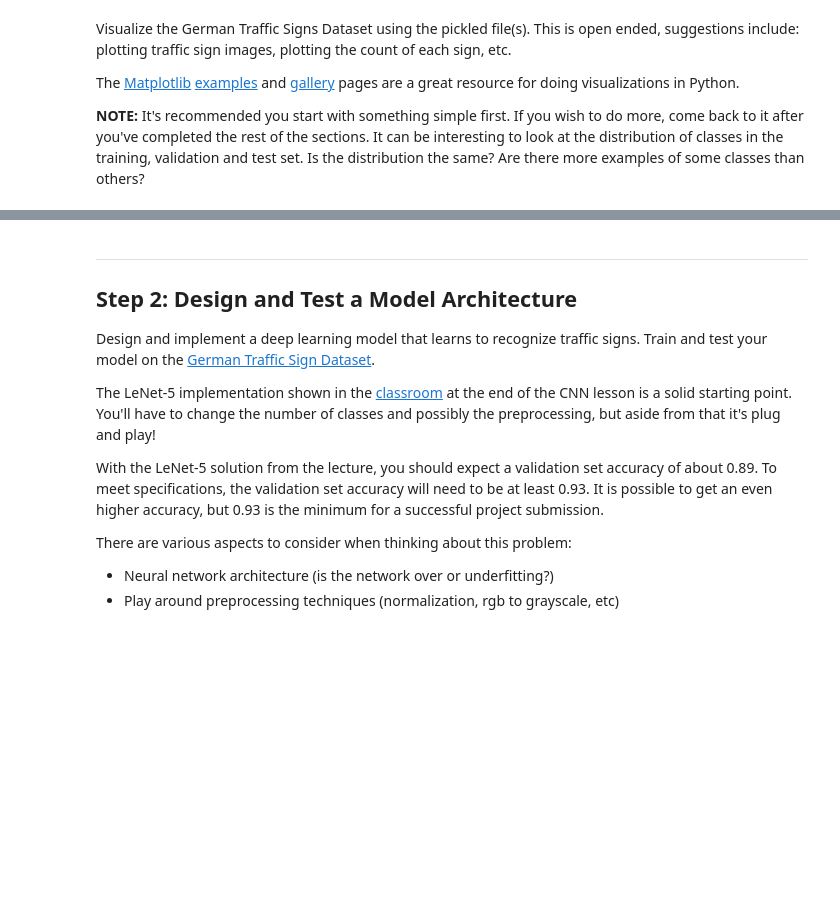
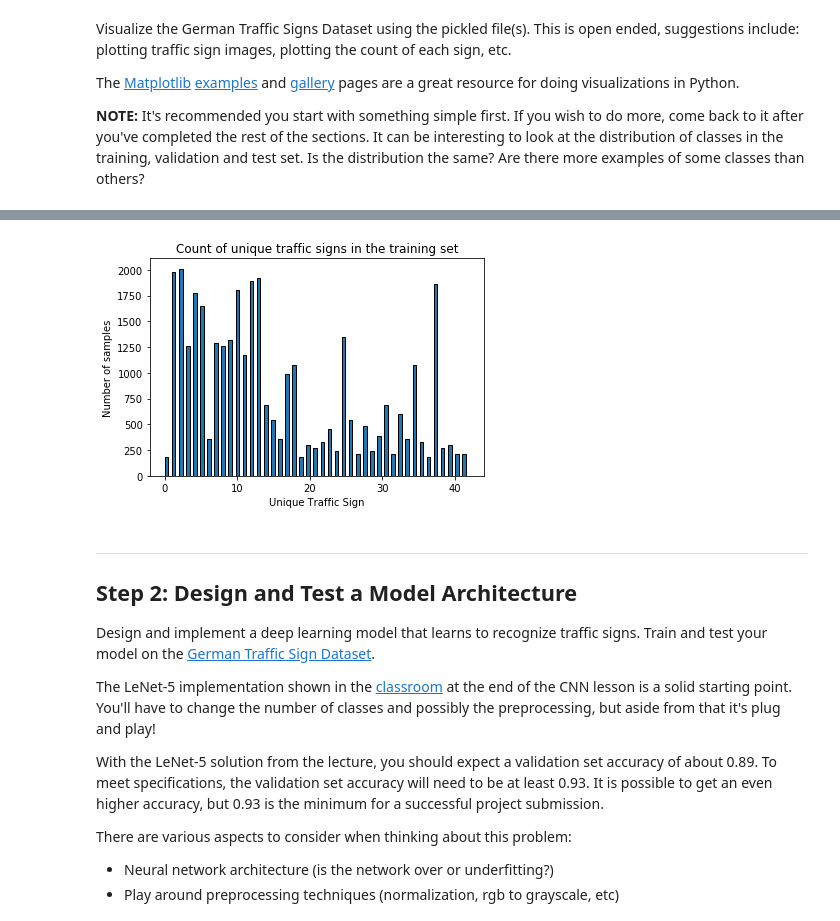
Before and after one commit to CK-Liu/P3-Traffic-Sign-Classifier, a Jupyter notebook: Traffic_Sign_Classifier.ipynb, the cells around one changed output, grey strips where cells are left out. Cells and saved outputs as stored; diff of their text form; code cells hidden in the pictures; blank space fills up the shorter version.

```diff
--- a/Traffic_Sign_Classifier.ipynb
+++ b/Traffic_Sign_Classifier.ipynb
@@ -174,3 +144,13 @@ print(y_train[index])
+# %%
+# Plot a histogram with the count of each traffic signs in the training set
+
+plt.hist(y_train, bins=n_classes, edgecolor='black', width=0.5)
+plt.title('Count of unique traffic signs in the training set')
+plt.xlabel('Unique Traffic Sign')
+plt.ylabel('Number of samples')
+plt.show()
+# %% [output]
+[figure, added]
 # %% [markdown]
 ----
 
```
Also changed, not shown: parts of 23 cells of this notebook, 8 other files.
